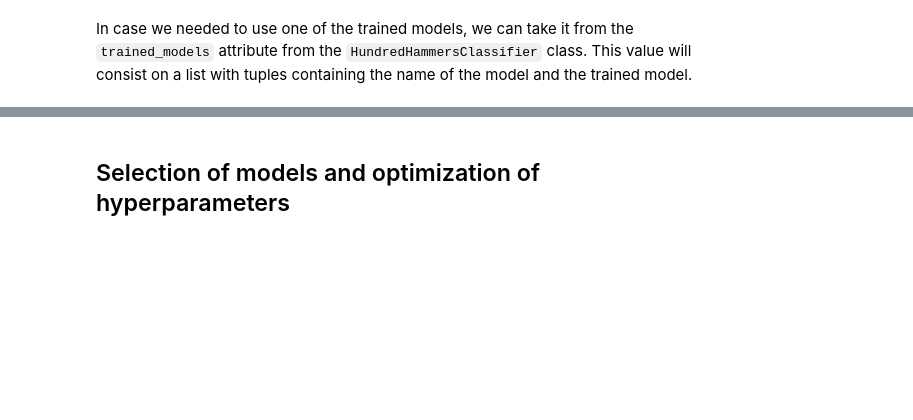
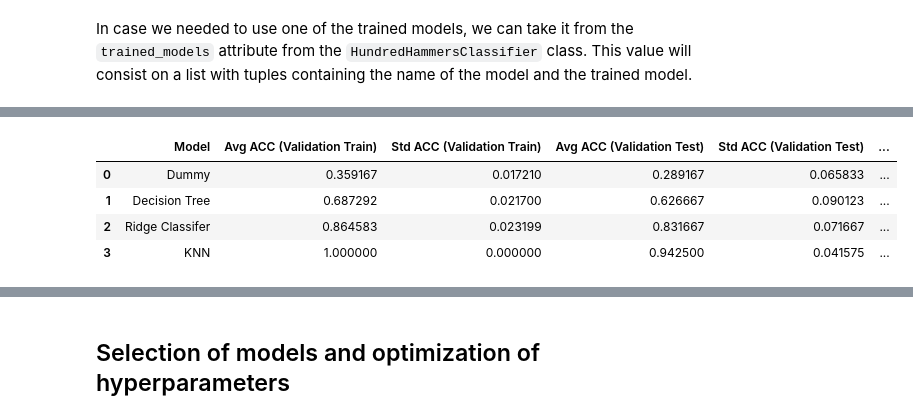
Before and after one commit to vgarciasc/hundred-hammers, a Jupyter notebook: examples/example_classification.ipynb, the cells around one changed output, grey strips where cells are left out. Saved outputs shown, nothing was run; the diff lists cells and outputs as text; code cells hidden in the pictures; blank space fills up the shorter version.

```diff
--- a/examples/example_classification.ipynb
+++ b/examples/example_classification.ipynb
@@ -133,0 +160,9 @@ hh_models.trained_models
+# %%
+df_results = hh_models.evaluate(X, y, optim_hyper=True, n_grid_points=8)
+display(df_results)
+# %% [output]
+|  | Model | Avg ACC (Validation Train) | Std ACC (Validation Train) | Avg ACC (Validation Test) | Std ACC (Validation Test) | ... |
+| 0 | Dummy | 0.359167 | 0.017210 | 0.289167 | 0.065833 | ... |
+| 1 | Decision Tree | 0.687292 | 0.021700 | 0.626667 | 0.090123 | ... |
+| 2 | Ridge Classifer | 0.864583 | 0.023199 | 0.831667 | 0.071667 | ... |
+| 3 | KNN | 1.000000 | 0.000000 | 0.942500 | 0.041575 | ... |
```
Also changed, not shown: parts of 22 cells of this notebook.
